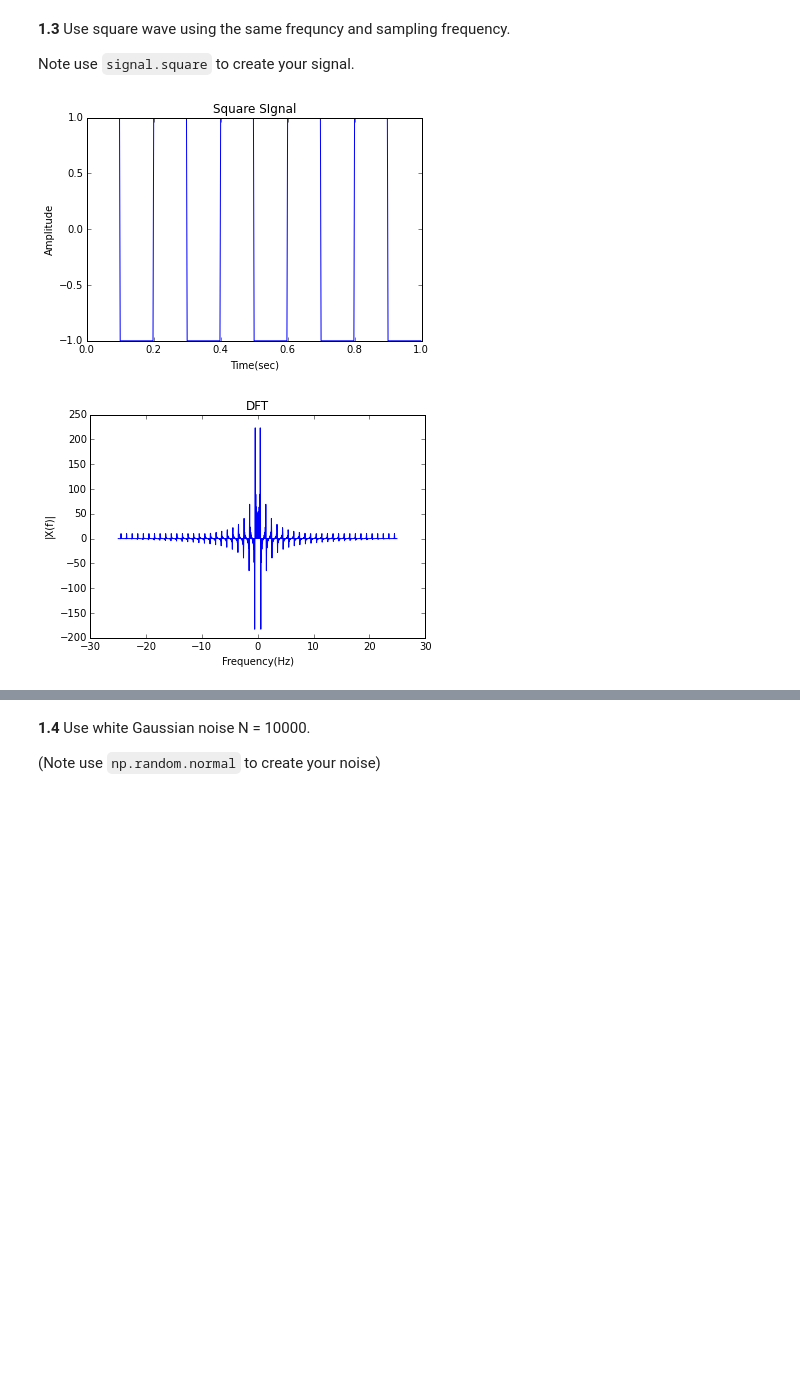
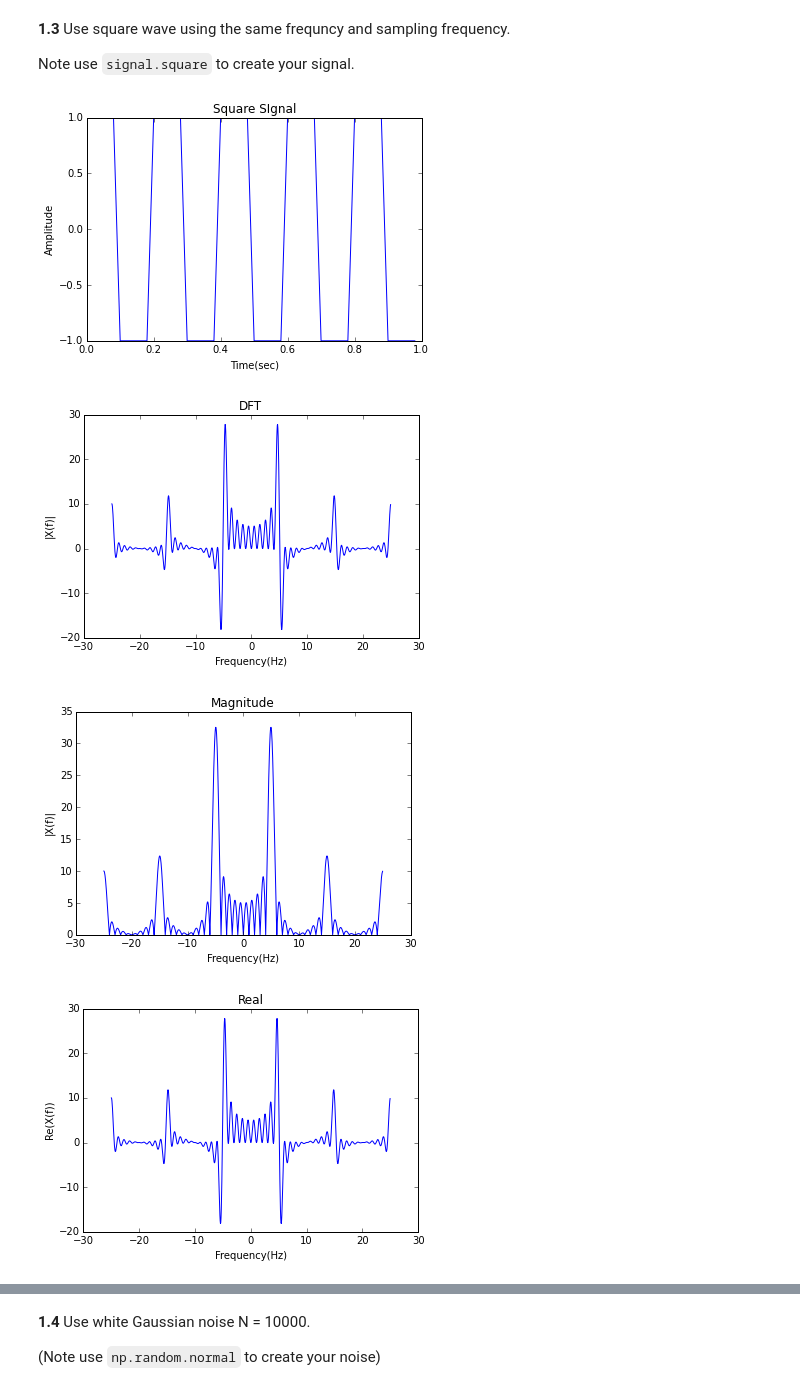
Before and after one commit to SharonSheran/DSP-TP-1617, a Jupyter notebook: Lab4/python/Lab4.ipynb, the cells around one changed output, grey strips where cells are left out. Cells and saved outputs as stored; diff of their text form; code cells hidden in the pictures; blank space fills up the shorter version.

```diff
--- a/Lab4/python/Lab4.ipynb
+++ b/Lab4/python/Lab4.ipynb
@@ -167,30 +167,60 @@ Note use `signal.square` to create your signal.
 # %%
 from scipy import signal
 
+# Signal frequency and sampling frequency
+f = 5.
+fs = 50.
+
 # Time vector for one second
-t = np.linspace(0, 1, 500, endpoint=False)
+t = np.arange(0, 1., 1./fs)
 
 # Square Signal
 square = signal.square(2 * np.pi * 5 * t)
 
+#Number of samples
+N = 1000
+
+#Frequency vector
+fr = (np.arange(-N/2, N/2, 1)) * fs/N
+
 # Using fftshift
-N = 1000
-fr = (np.arange(-N/2,N/2,1)) * fs/N
 square_f = np.fft.fftshift(np.fft.fft(square, N))
+
 
 plt.figure
 plt.plot(t, square)
 plt.title('Square SIgnal')
 plt.xlabel('Time(sec)')
 plt.ylabel('Amplitude')
 plt.show()
 
 plt.figure
 plt.plot(fr, square_f)
 plt.title('DFT')
 plt.xlabel('Frequency(Hz)')
 plt.ylabel('|X(f)|')
 plt.show()
+
+plt.plot(fr, np.abs(square_f))
+plt.title('Magnitude')
+plt.xlabel('Frequency(Hz)')
+plt.ylabel('|X(f)|')
+plt.show()
+
+plt.figure
+plt.plot(fr, np.real(square_f))
+plt.title('Real')
+plt.xlabel('Frequency(Hz)')
+plt.ylabel('Re(X(f))')
+plt.show()
+
+plt.plot(fr, np.imag(square_f))
+plt.title('Imaginary')
+plt.xlabel('Frequency(Hz)')
+plt.ylabel('Im(X(f))')
+plt.show()
 # %% [output]
-[figure, old version]
+[figure, new version]
-[figure, old version]
+[figure, new version]
+[figure, added]
+[figure, added]
```
Also changed, not shown: parts of 8 cells of this notebook.
